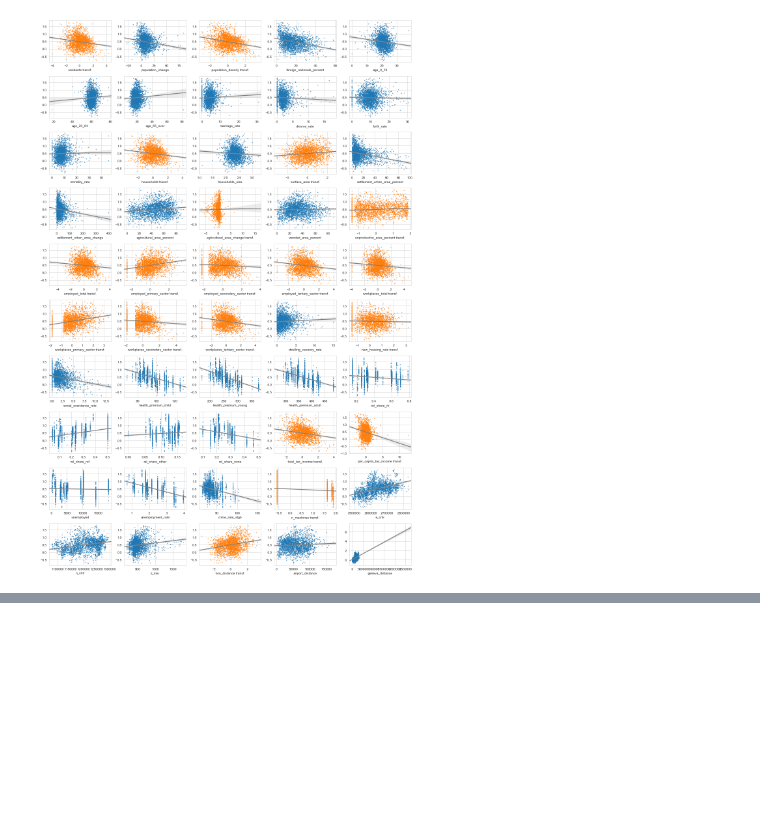
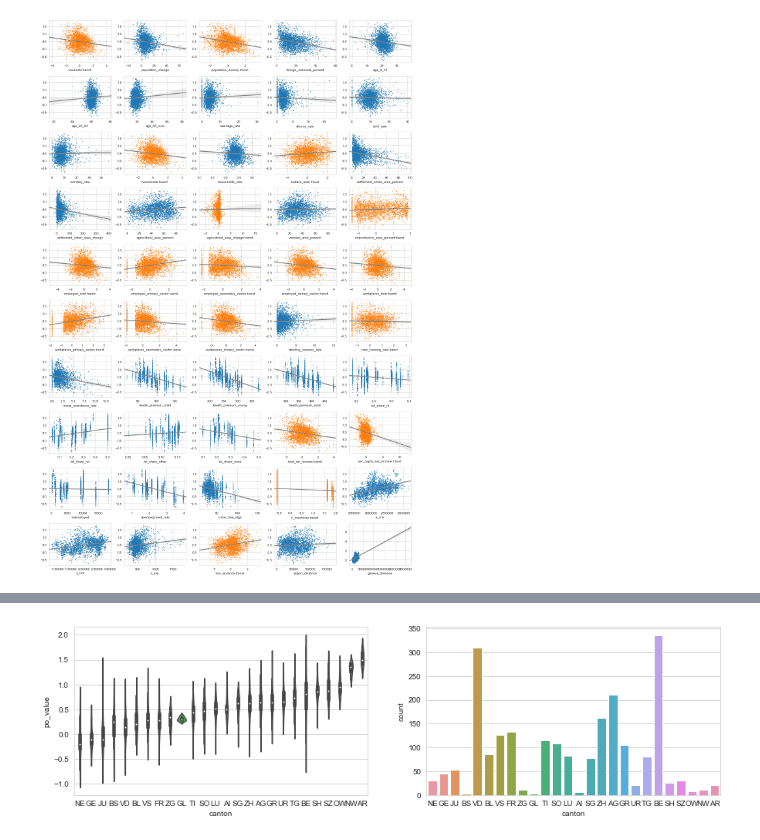
Before and after one commit to jschrein/epfl-exts-adsml-capstone-project, a Jupyter notebook: 03 Exploratory Data Analysis.ipynb, the cells around one changed output, grey strips where cells are left out. Cells and saved outputs as stored; diff of their text form; code cells hidden in the pictures; blank space fills up the shorter version.

```diff
--- a/03 Exploratory Data Analysis.ipynb
+++ b/03 Exploratory Data Analysis.ipynb
@@ -415,0 +442,8 @@ plt.tight_layout()
+# %%
+grouped_cantons = df.groupby(by="canton").mean()["po_value"].sort_values()
+# print(grouped_cantons)
+fig, (ax1, ax2)  = plt.subplots(1, 2, figsize = (15, 4))
+sns.violinplot(data=df, x="canton", y="po_value", order=grouped_cantons.index,ax=ax1)
+sns.countplot(df["canton"],  order=grouped_cantons.index, ax=ax2);
+# %% [output]
+[figure, added]
```
Also changed, not shown: parts of 9 cells of this notebook.
